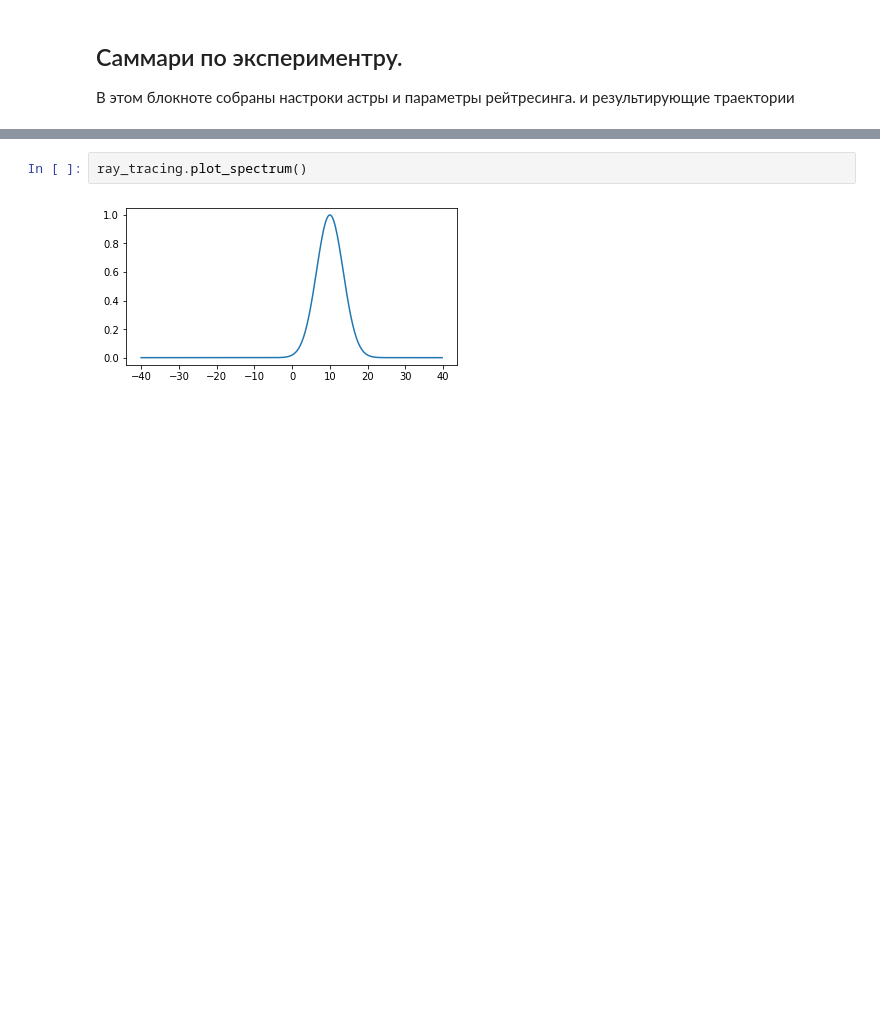
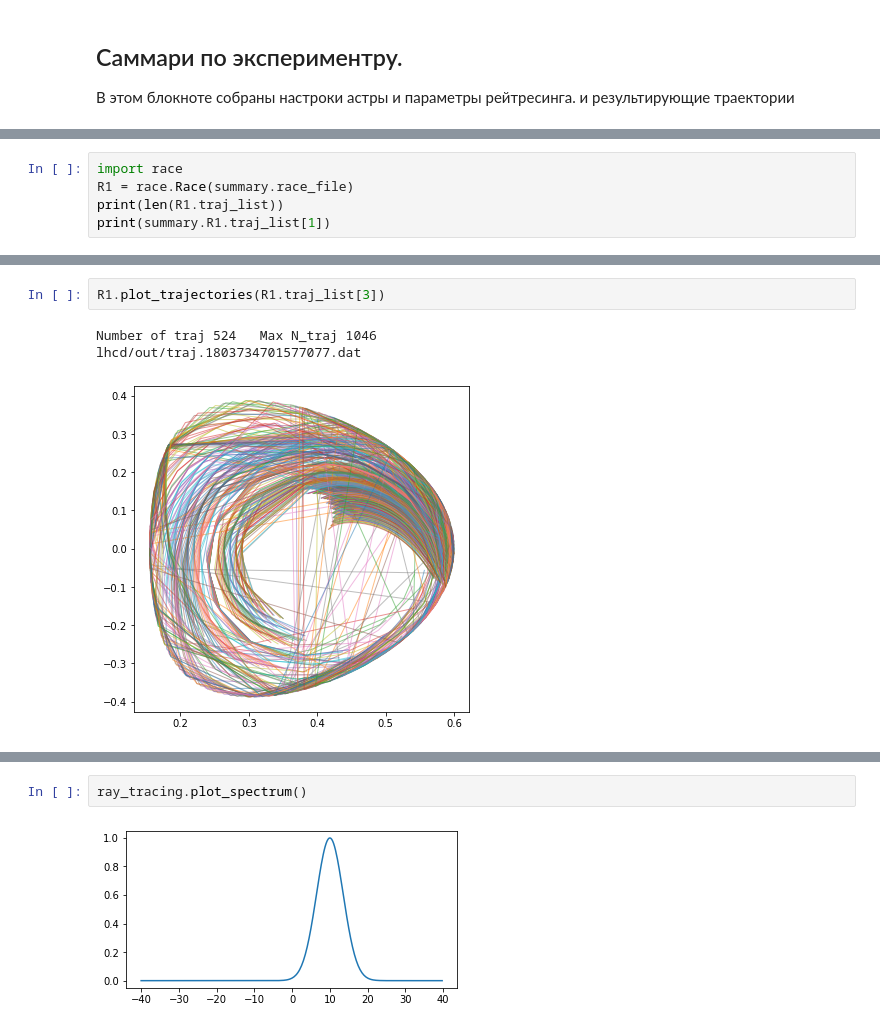
Before and after one commit to temper8/Discharge, a Jupyter notebook: astra/summary.ipynb, the cells around one changed output, grey strips where cells are left out. Cells and saved outputs as stored; diff of their text form; blank space fills up the shorter version.

```diff
--- a/astra/summary.ipynb
+++ b/astra/summary.ipynb
@@ -4,0 +18,5 @@
+# %%
+import race
+R1 = race.Race(summary.race_file)
+print(len(R1.traj_list))
+print(summary.R1.traj_list[1])
@@ -4,0 +38,6 @@
+# %%
+R1.plot_trajectories(R1.traj_list[3])
+# %% [output]
+Number of traj 524   Max N_traj 1046
+lhcd/out/traj.1803734701577077.dat
+[figure, added]
```
Also changed, not shown: parts of 11 cells of this notebook.
